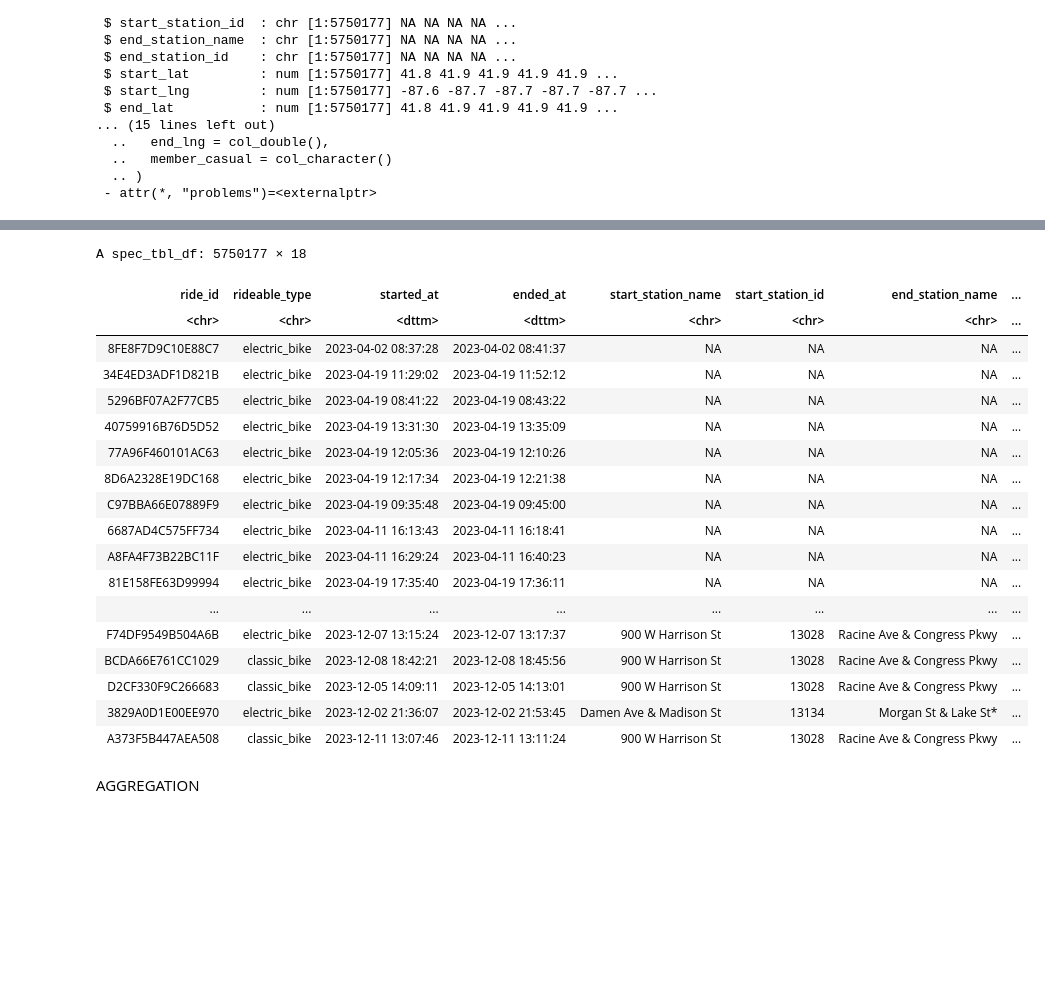
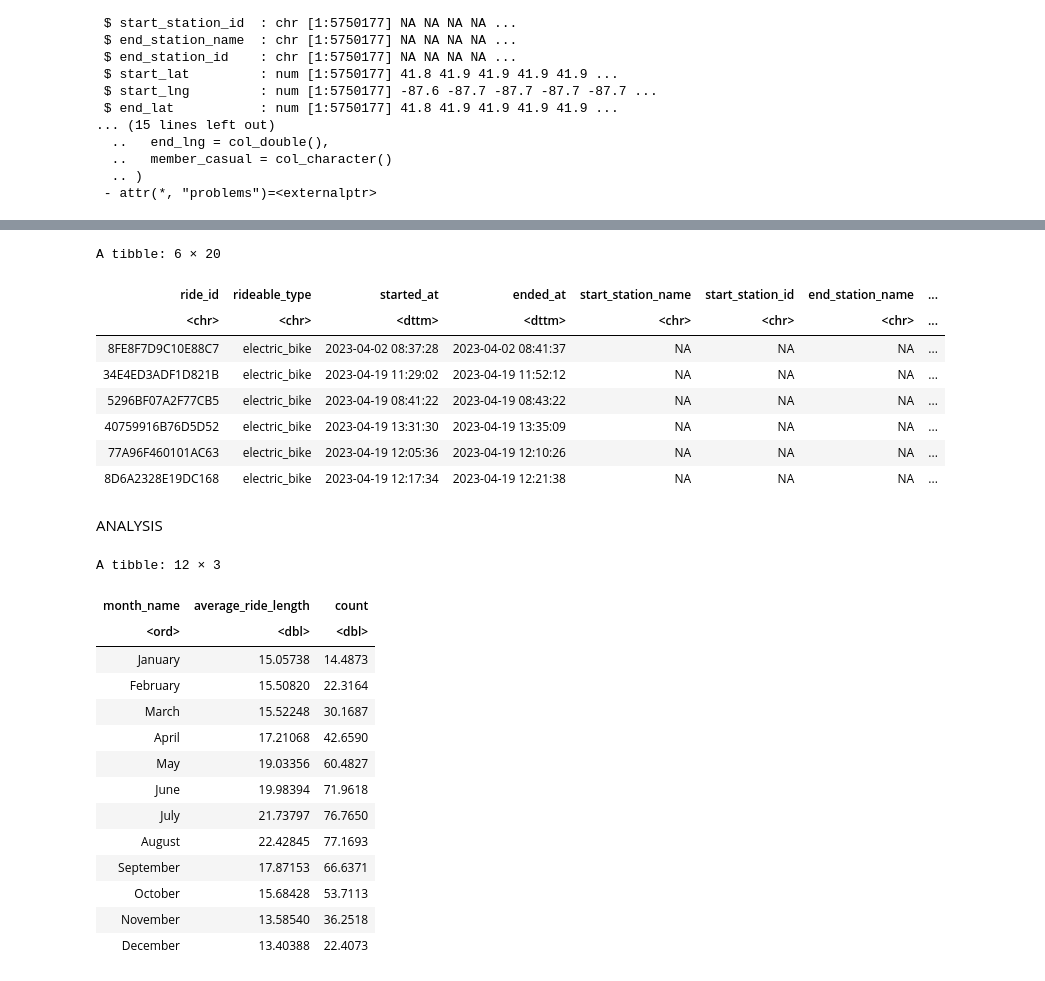
Before and after one commit to Ladipol/R_Projects, a Jupyter notebook: cyclic_project.ipynb, the cells around one changed output, grey strips where cells are left out. Saved outputs shown, nothing was run; the diff lists cells and outputs as text; code cells hidden in the pictures; blank space fills up the shorter version.

Commit message:
add analysis

```diff
--- a/cyclic_project.ipynb
+++ b/cyclic_project.ipynb
@@ -208,3 +110,7 @@ Making 'packages.html' ...
+# %%
+# Extract the month number and name
+combined_data$month_number <- month(combined_data$started_at)
+combined_data$month_name <- month(combined_data$started_at, label = TRUE, abbr = FALSE)
 # %%
 library(geosphere)
 
@@ -239,31 +132,47 @@ combined_data_unique <- combined_data %>% distinct()
 # %%
 # Filter out rows with NA in the 'started_at' or 'ended_at' columns
 combined_data_clean <- combined_data %>%
   filter(!is.na(started_at) & !is.na(ended_at))
 
-View(combined_data_clean)
+head(combined_data_clean)
 # %% [output]
-A spec_tbl_df: 5750177 × 18
+A tibble: 6 × 20
 | ride_id | rideable_type | started_at | ended_at | start_station_name | start_station_id | end_station_name | ... |
 | <chr> | <chr> | <dttm> | <dttm> | <chr> | <chr> | <chr> | ... |
 | 8FE8F7D9C10E88C7 | electric_bike | 2023-04-02 08:37:28 | 2023-04-02 08:41:37 | NA | NA | NA | ... |
 | 34E4ED3ADF1D821B | electric_bike | 2023-04-19 11:29:02 | 2023-04-19 11:52:12 | NA | NA | NA | ... |
 | 5296BF07A2F77CB5 | electric_bike | 2023-04-19 08:41:22 | 2023-04-19 08:43:22 | NA | NA | NA | ... |
 | 40759916B76D5D52 | electric_bike | 2023-04-19 13:31:30 | 2023-04-19 13:35:09 | NA | NA | NA | ... |
 | 77A96F460101AC63 | electric_bike | 2023-04-19 12:05:36 | 2023-04-19 12:10:26 | NA | NA | NA | ... |
 | 8D6A2328E19DC168 | electric_bike | 2023-04-19 12:17:34 | 2023-04-19 12:21:38 | NA | NA | NA | ... |
-| C97BBA66E07889F9 | electric_bike | 2023-04-19 09:35:48 | 2023-04-19 09:45:00 | NA | NA | NA | ... |
-| 6687AD4C575FF734 | electric_bike | 2023-04-11 16:13:43 | 2023-04-11 16:18:41 | NA | NA | NA | ... |
-| A8FA4F73B22BC11F | electric_bike | 2023-04-11 16:29:24 | 2023-04-11 16:40:23 | NA | NA | NA | ... |
-| 81E158FE63D99994 | electric_bike | 2023-04-19 17:35:40 | 2023-04-19 17:36:11 | NA | NA | NA | ... |
-| ... | ... | ... | ... | ... | ... | ... | ... |
-| F74DF9549B504A6B | electric_bike | 2023-12-07 13:15:24 | 2023-12-07 13:17:37 | 900 W Harrison St | 13028 | Racine Ave & Congress Pkwy | ... |
-| BCDA66E761CC1029 | classic_bike | 2023-12-08 18:42:21 | 2023-12-08 18:45:56 | 900 W Harrison St | 13028 | Racine Ave & Congress Pkwy | ... |
-| D2CF330F9C266683 | classic_bike | 2023-12-05 14:09:11 | 2023-12-05 14:13:01 | 900 W Harrison St | 13028 | Racine Ave & Congress Pkwy | ... |
-| 3829A0D1E00EE970 | electric_bike | 2023-12-02 21:36:07 | 2023-12-02 21:53:45 | Damen Ave & Madison St | 13134 | Morgan St & Lake St* | ... |
-| A373F5B447AEA508 | classic_bike | 2023-12-11 13:07:46 | 2023-12-11 13:11:24 | 900 W Harrison St | 13028 | Racine Ave & Congress Pkwy | ... |
 # %%
 # Export dataframe to CSV file on my computer
 write.csv(combined_data_clean, file = "/home/ladipo/Desktop/Data Analytic/Coursera Training/combined_data_clean_bike_vscode.csv", row.names = FALSE)
-# %% [markdown]
-AGGREGATION
+# %% [markdown]
+ANALYSIS
+# %%
+# Combine grouping and summarizing of members and casual day of the week label
+combined_data_clean_month <- combined_data_clean %>%
+  group_by(month_name) %>%
+  summarize(
+    average_ride_length = mean(ride_length),
+    count = n()/10000
+  )
+
+View(combined_data_clean_month)
+# %% [output]
+A tibble: 12 × 3
+| month_name | average_ride_length | count |
+| <ord> | <dbl> | <dbl> |
+| January | 15.05738 | 14.4873 |
+| February | 15.50820 | 22.3164 |
+| March | 15.52248 | 30.1687 |
+| April | 17.21068 | 42.6590 |
+| May | 19.03356 | 60.4827 |
+| June | 19.98394 | 71.9618 |
+| July | 21.73797 | 76.7650 |
+| August | 22.42845 | 77.1693 |
+| September | 17.87153 | 66.6371 |
+| October | 15.68428 | 53.7113 |
+| November | 13.58540 | 36.2518 |
+| December | 13.40388 | 22.4073 |
```
Also changed, not shown: parts of 17 cells of this notebook, 2 other files.
